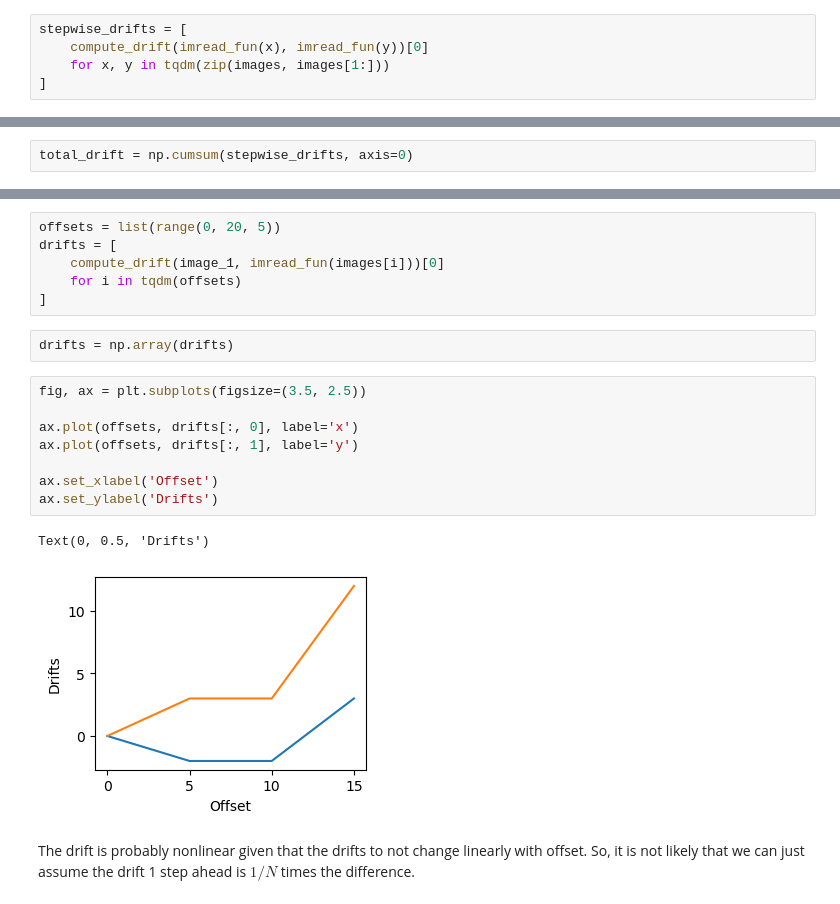
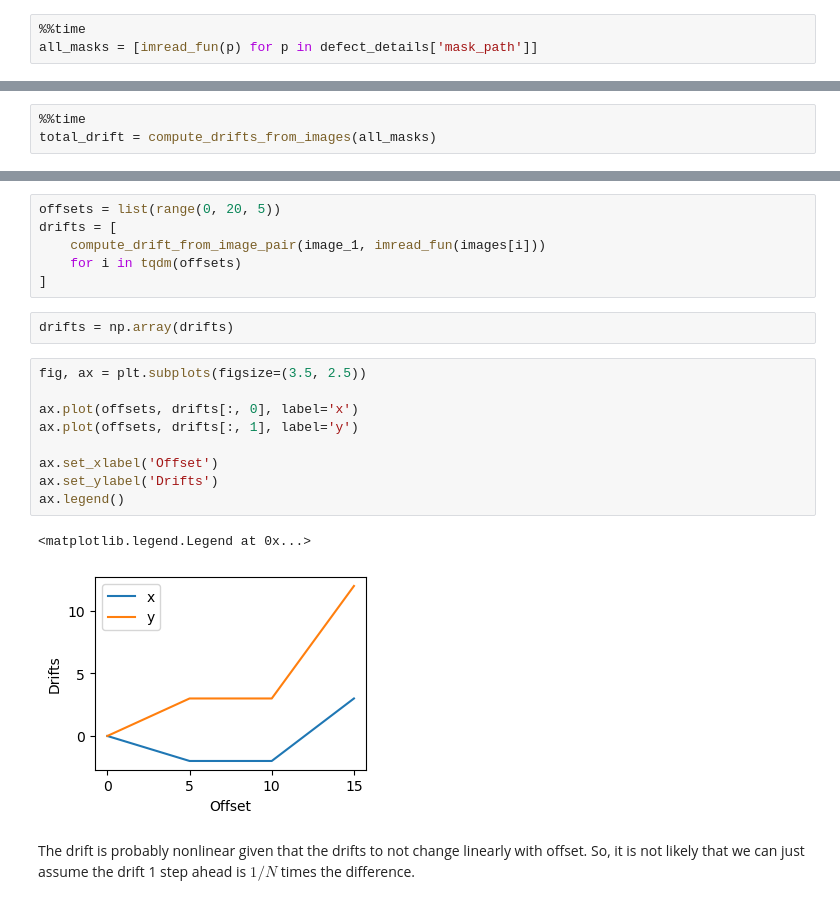
Before and after one commit to globus-labs/real-time-defect-analysis, a Jupyter notebook: notebooks/visualize-tracking/0_segment-then-align.ipynb, the cells around one changed output, grey strips where cells are left out. Cells and saved outputs as stored; diff of their text form.

```diff
--- a/notebooks/visualize-tracking/0_segment-then-align.ipynb
+++ b/notebooks/visualize-tracking/0_segment-then-align.ipynb
@@ -155,7 +130,5 @@ Applying that transformation yields the two mapped directly atop each other.
 ## Apply to the whole stack
 We can now compute the drift between successive images in the stack to get the total drift over time
 # %%
-stepwise_drifts = [
-    compute_drift(imread_fun(x), imread_fun(y))[0]
-    for x, y in tqdm(zip(images, images[1:]))
-]
+%%time
+all_masks = [imread_fun(p) for p in defect_details['mask_path']]
@@ -161,0 +138,3 @@ stepwise_drifts = [
+# %%
+%%time
+total_drift = compute_drifts_from_images(all_masks)
@@ -166,5 +146,3 @@ stepwise_drifts = np.vstack([[0, 0], stepwise_drifts])  # Initial frame has no d
-# %%
-total_drift = np.cumsum(stepwise_drifts, axis=0)
 # %%
 fig, axs = plt.subplots(1, 3, figsize=(7.5, 2.5))
 
@@ -195,7 +173,7 @@ Judging image drift with frames several spaces apart will be able to give a bett
 # %%
 offsets = list(range(0, 20, 5))
 drifts = [
-    compute_drift(image_1, imread_fun(images[i]))[0]
+    compute_drift_from_image_pair(image_1, imread_fun(images[i]))
     for i in tqdm(offsets)
 ]
 # %%
@@ -203,14 +181,15 @@ drifts = np.array(drifts)
 # %%
 fig, ax = plt.subplots(figsize=(3.5, 2.5))
 
 ax.plot(offsets, drifts[:, 0], label='x')
 ax.plot(offsets, drifts[:, 1], label='y')
 
 ax.set_xlabel('Offset')
 ax.set_ylabel('Drifts')
+ax.legend()
 # %% [output]
-Text(0, 0.5, 'Drifts')
+<matplotlib.legend.Legend at 0x...>
-[figure, old version]
+[figure, new version]
 # %% [markdown]
 The drift is probably nonlinear given that the drifts to not change linearly with offset. So, it is not likely that we can just assume the drift 1 step ahead is $1/N$ times the difference.
 # %% [markdown]
```
Also changed, not shown: parts of 29 cells of this notebook, 23 other files.
